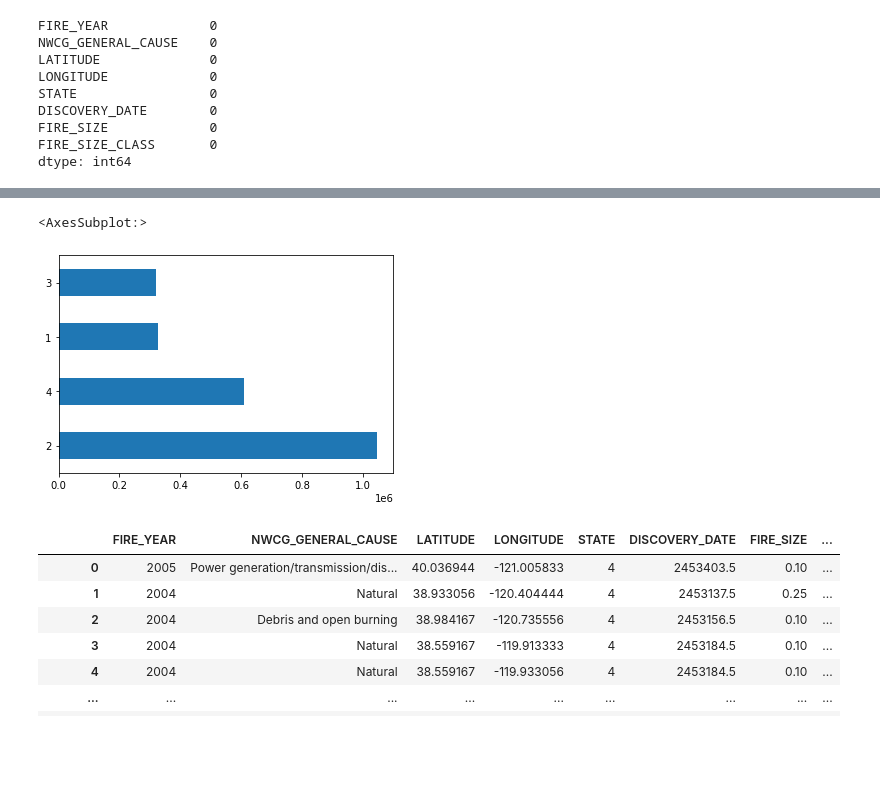
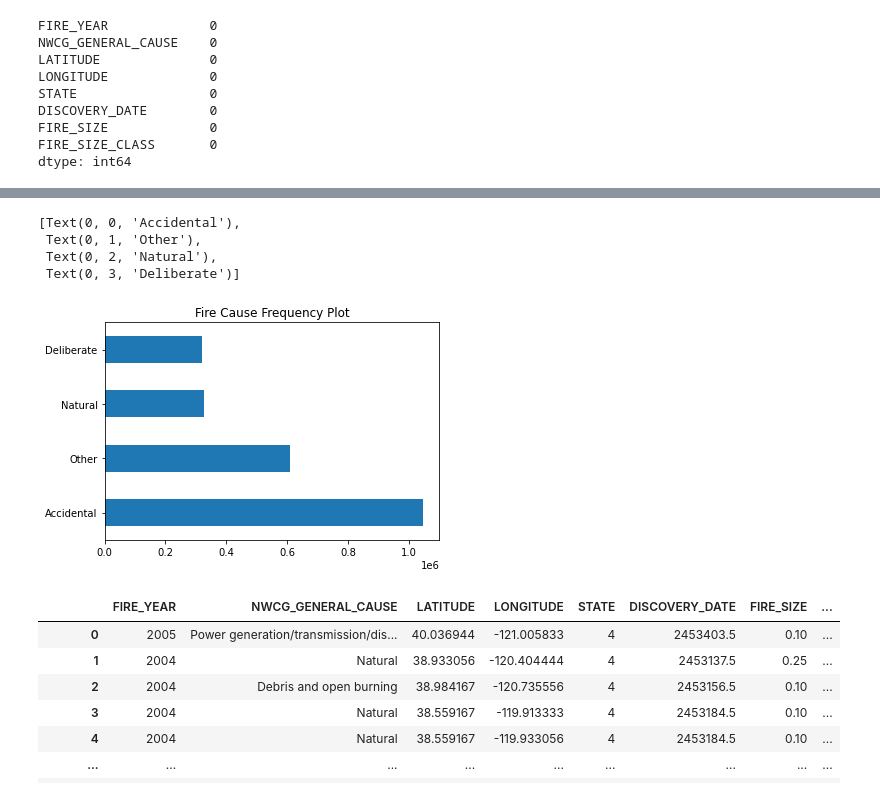
Before and after one commit to april-dev/dashboard, a Jupyter notebook: Wildfire_ML_Model.ipynb, the cells around one changed output, grey strips where cells are left out. Saved outputs shown, nothing was run; the diff lists cells and outputs as text; code cells hidden in the pictures; blank space fills up the shorter version.

```diff
--- a/Wildfire_ML_Model.ipynb
+++ b/Wildfire_ML_Model.ipynb
@@ -159,7 +159,10 @@ Railroad operations and maintenance
 # %%
-df_raw['LABEL'].value_counts().plot(kind='barh')
+df_raw['LABEL'].value_counts().plot(kind='barh', title='Fire Cause Frequency Plot').set_yticklabels(['Accidental', 'Other', 'Natural', 'Deliberate'])
 # %% [output]
-<AxesSubplot:>
+[Text(0, 0, 'Accidental'),
+ Text(0, 1, 'Other'),
+ Text(0, 2, 'Natural'),
+ Text(0, 3, 'Deliberate')]
-[figure, old version]
+[figure, new version]
 # %%
 df = df_raw.copy()
```
Also changed, not shown: parts of 9 cells of this notebook.
